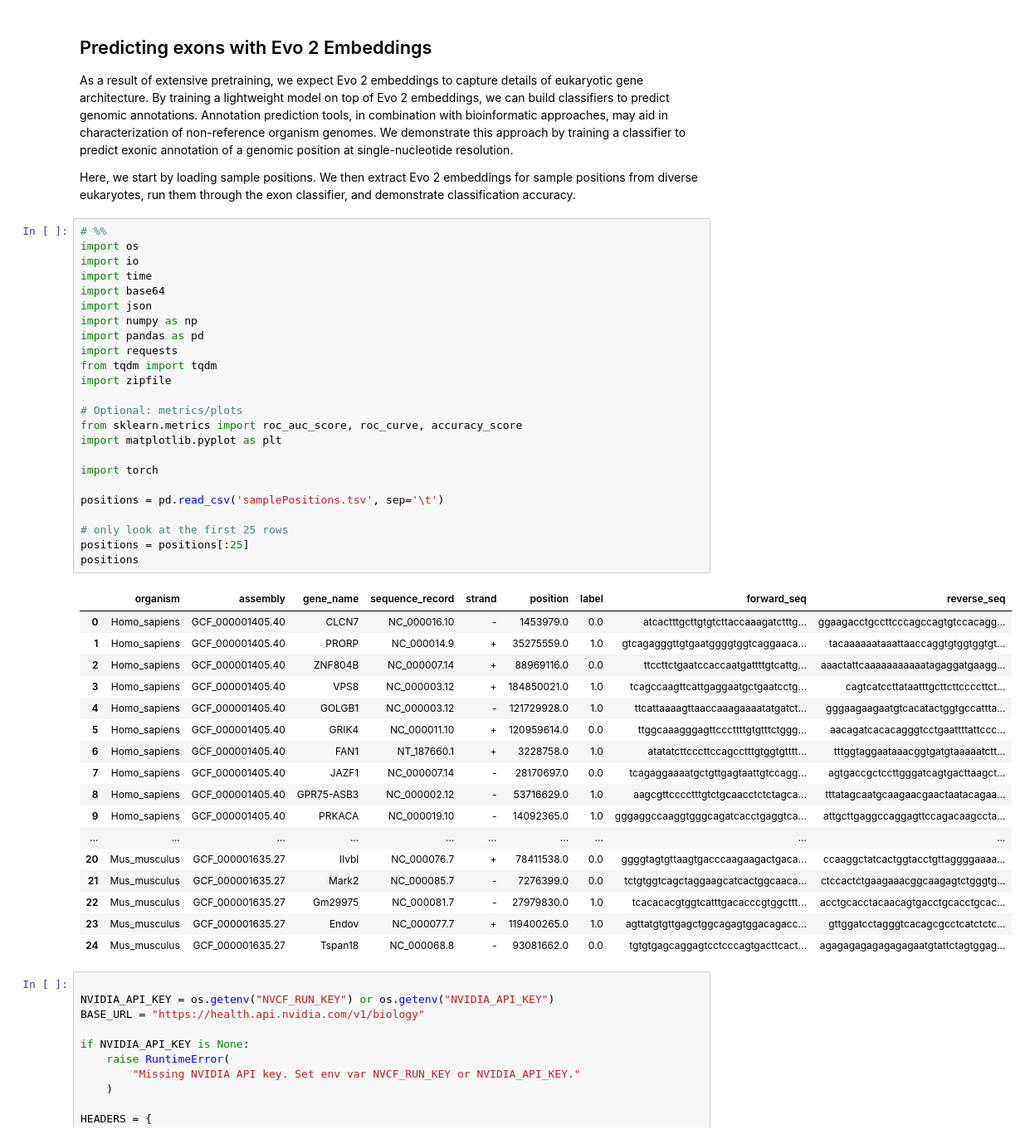
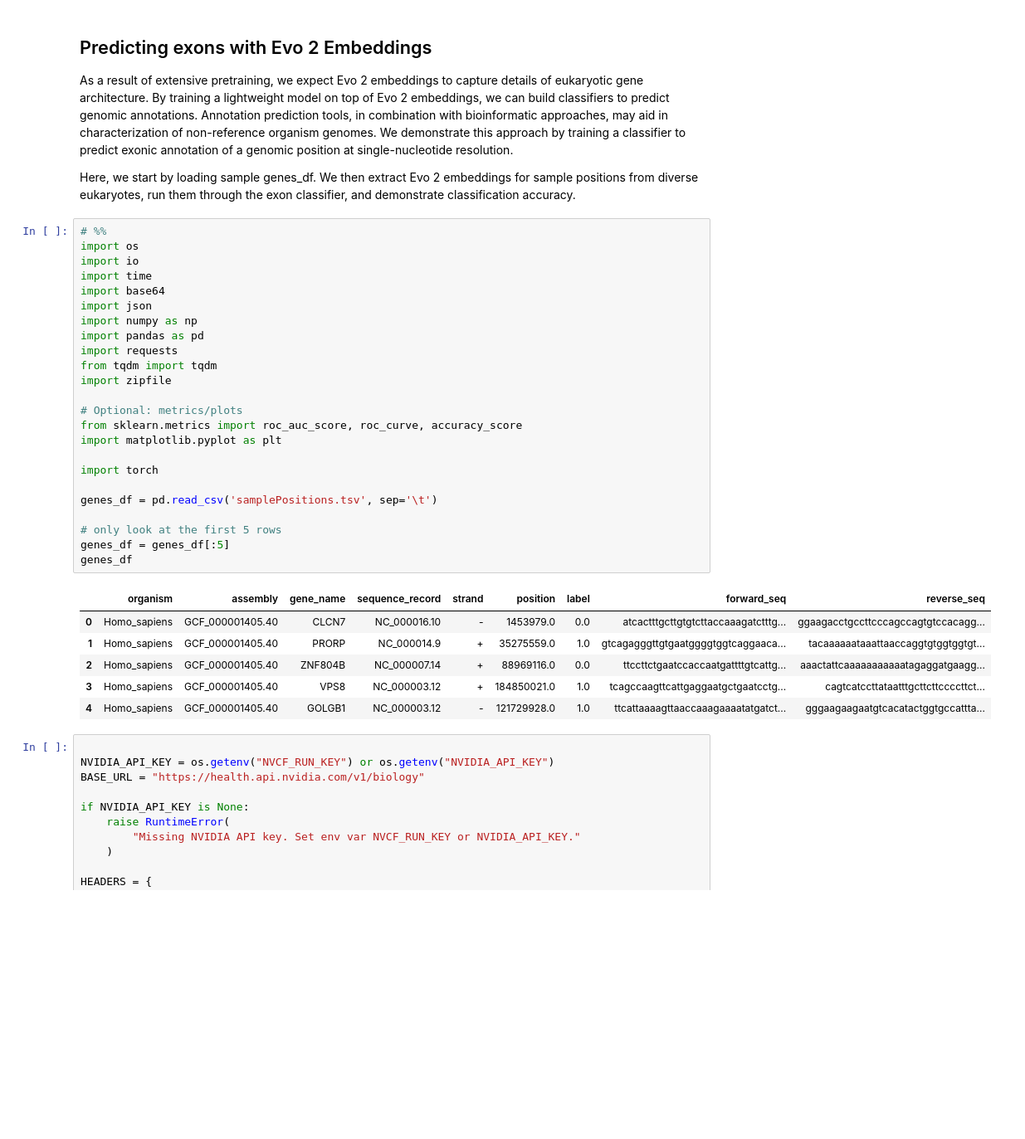
Before and after one commit to jacobbw98/yarrowia_language_modeling, a Jupyter notebook: notebooks/exon_classifier/exon_classifier.ipynb, the cells around one changed output. Shown: that part at 83% size. Cells and saved outputs as stored; diff of their text form; blank space fills up the shorter version.

```diff
--- a/notebooks/exon_classifier/exon_classifier.ipynb
+++ b/notebooks/exon_classifier/exon_classifier.ipynb
@@ -3,49 +3,38 @@
 
 As a result of extensive pretraining, we expect Evo 2 embeddings to capture details of eukaryotic gene architecture. By training a lightweight model on top of Evo 2 embeddings, we can build classifiers to predict genomic annotations. Annotation prediction tools, in combination with bioinformatic approaches, may aid in characterization of non-reference organism genomes. We demonstrate this approach by training a classifier to predict exonic annotation of a genomic position at single-nucleotide resolution.
 
-Here, we start by loading sample positions. We then extract Evo 2 embeddings for sample positions from diverse eukaryotes, run them through the exon classifier, and demonstrate classification accuracy.
+Here, we start by loading sample genes_df. We then extract Evo 2 embeddings for sample positions from diverse eukaryotes, run them through the exon classifier, and demonstrate classification accuracy.
 # %%
 # %%
 import os
 import io
 import time
 import base64
 import json
 import numpy as np
 import pandas as pd
 import requests
 from tqdm import tqdm
 import zipfile
 
 # Optional: metrics/plots
 from sklearn.metrics import roc_auc_score, roc_curve, accuracy_score
 import matplotlib.pyplot as plt
 
 import torch
 
-positions = pd.read_csv('samplePositions.tsv', sep='\t')
+genes_df = pd.read_csv('samplePositions.tsv', sep='\t')
 
-# only look at the first 25 rows
-positions = positions[:25]
-positions
+# only look at the first 5 rows
+genes_df = genes_df[:5]
+genes_df
 # %% [output]
 |  | organism | assembly | gene_name | sequence_record | strand | position | label | forward_seq | reverse_seq |
 | 0 | Homo_sapiens | GCF_000001405.40 | CLCN7 | NC_000016.10 | - | 1453979.0 | 0.0 | atcactttgcttgtgtcttaccaaagatctttg... | ggaagacctgccttcccagccagtgtccacagg... |
 | 1 | Homo_sapiens | GCF_000001405.40 | PRORP | NC_000014.9 | + | 35275559.0 | 1.0 | gtcagagggttgtgaatggggtggtcaggaaca... | tacaaaaaataaattaaccaggtgtggtggtgt... |
 | 2 | Homo_sapiens | GCF_000001405.40 | ZNF804B | NC_000007.14 | + | 88969116.0 | 0.0 | ttccttctgaatccaccaatgattttgtcattg... | aaactattcaaaaaaaaaaatagaggatgaagg... |
 | 3 | Homo_sapiens | GCF_000001405.40 | VPS8 | NC_000003.12 | + | 184850021.0 | 1.0 | tcagccaagttcattgaggaatgctgaatcctg... | cagtcatccttataatttgcttcttccccttct... |
 | 4 | Homo_sapiens | GCF_000001405.40 | GOLGB1 | NC_000003.12 | - | 121729928.0 | 1.0 | ttcattaaaagttaaccaaagaaaatatgatct... | gggaagaagaatgtcacatactggtgccattta... |
-| 5 | Homo_sapiens | GCF_000001405.40 | GRIK4 | NC_000011.10 | + | 120959614.0 | 0.0 | ttggcaaagggagttcccttttgtgtttctggg... | aacagatcacacagggtcctgaattttattccc... |
-| 6 | Homo_sapiens | GCF_000001405.40 | FAN1 | NT_187660.1 | + | 3228758.0 | 1.0 | atatatcttcccttccagcctttgtggtgtttt... | tttggtaggaataaacggtgatgtaaaaatctt... |
-| 7 | Homo_sapiens | GCF_000001405.40 | JAZF1 | NC_000007.14 | - | 28170697.0 | 0.0 | tcagaggaaaatgctgttgagtaattgtccagg... | agtgaccgctccttgggatcagtgacttaagct... |
-| 8 | Homo_sapiens | GCF_000001405.40 | GPR75-ASB3 | NC_000002.12 | - | 53716629.0 | 1.0 | aagcgttcccctttgtctgcaacctctctagca... | tttatagcaatgcaagaacgaactaatacagaa... |
-| 9 | Homo_sapiens | GCF_000001405.40 | PRKACA | NC_000019.10 | - | 14092365.0 | 1.0 | gggaggccaaggtgggcagatcacctgaggtca... | attgcttgaggccaggagttccagacaagccta... |
-| ... | ... | ... | ... | ... | ... | ... | ... | ... | ... |
-| 20 | Mus_musculus | GCF_000001635.27 | Ilvbl | NC_000076.7 | + | 78411538.0 | 0.0 | ggggtagtgttaagtgacccaagaagactgaca... | ccaaggctatcactggtacctgttaggggaaaa... |
-| 21 | Mus_musculus | GCF_000001635.27 | Mark2 | NC_000085.7 | - | 7276399.0 | 0.0 | tctgtggtcagctaggaagcatcactggcaaca... | ctccactctgaagaaacggcaagagtctgggtg... |
-| 22 | Mus_musculus | GCF_000001635.27 | Gm29975 | NC_000081.7 | - | 27979830.0 | 1.0 | tcacacacgtggtcatttgacacccgtggcttt... | acctgcacctacaacagtgacctgcacctgcac... |
-| 23 | Mus_musculus | GCF_000001635.27 | Endov | NC_000077.7 | + | 119400265.0 | 1.0 | agttatgtgttgagctggcagagtggacagacc... | gttggatcctagggtcacagcgcctcatctctc... |
-| 24 | Mus_musculus | GCF_000001635.27 | Tspan18 | NC_000068.8 | - | 93081662.0 | 0.0 | tgtgtgagcaggagtcctcccagtgacttcact... | agagagagagagagagaatgtattctagtggag... |
 # %%
 
 NVIDIA_API_KEY = os.getenv("NVCF_RUN_KEY") or os.getenv("NVIDIA_API_KEY")
```
Also changed, not shown: parts of 7 cells of this notebook, 18 other files.
